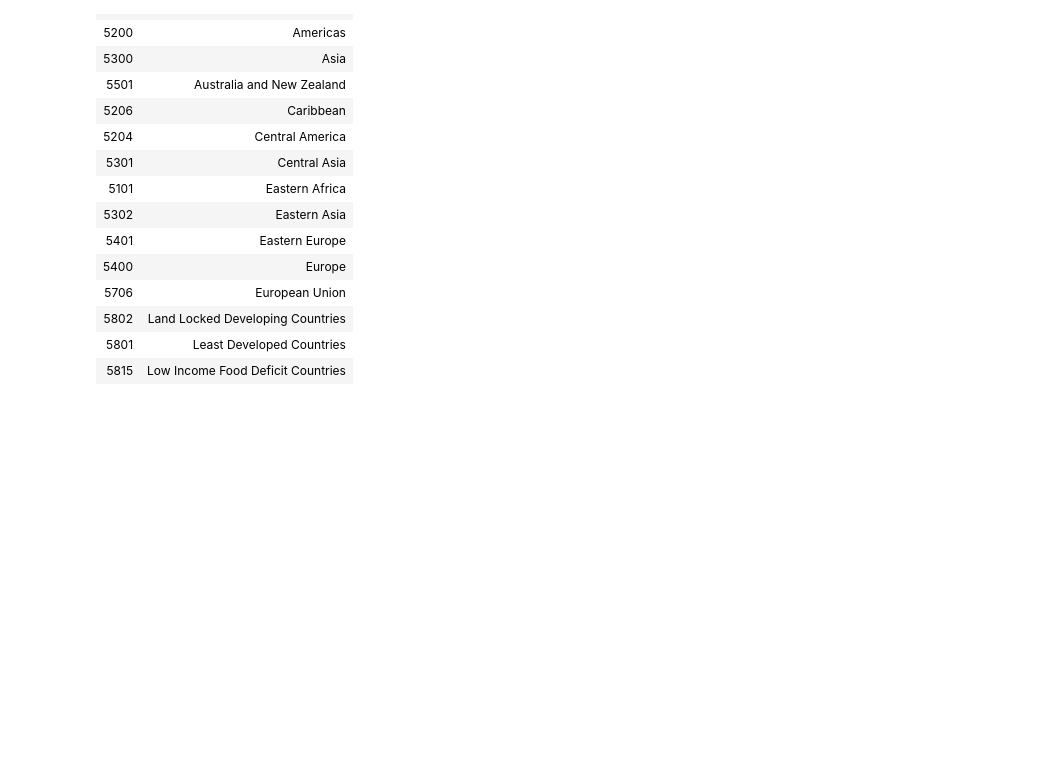
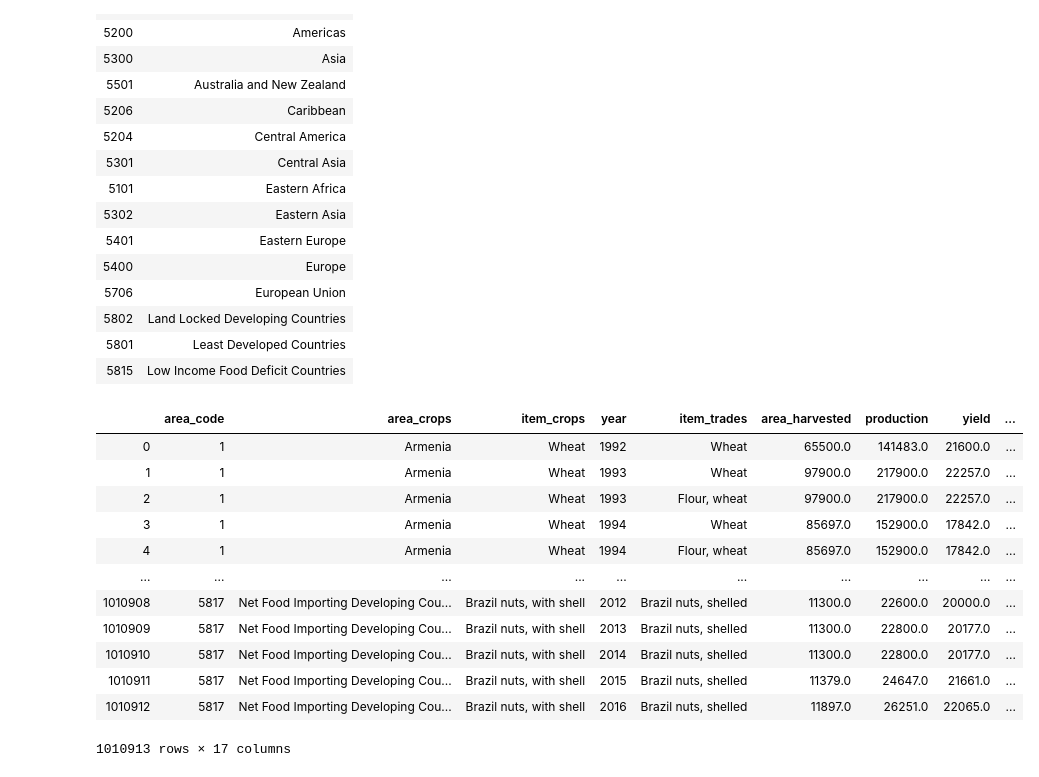
Before and after one commit to dsalathe/jurassic-spark, a Jupyter notebook: df_construction.ipynb, the cells around one changed output. Drawn from its saved outputs; the diff is of its cells as text; code cells hidden in the pictures; blank space fills up the shorter version.

```diff
--- a/df_construction.ipynb
+++ b/df_construction.ipynb
@@ -182,6 +182,22 @@ pd.DataFrame.from_dict(dicts_country,orient='index',columns=['regions']).head(15
 | 5802 | Land Locked Developing Countries |
 | 5801 | Least Developed Countries |
 | 5815 | Low Income Food Deficit Countries |
+# %%
+final_df
+# %% [output]
+|  | area_code | area_crops | item_crops | year | item_trades | area_harvested | production | yield | ... |
+| 0 | 1 | Armenia | Wheat | 1992 | Wheat | 65500.0 | 141483.0 | 21600.0 | ... |
+| 1 | 1 | Armenia | Wheat | 1993 | Wheat | 97900.0 | 217900.0 | 22257.0 | ... |
+| 2 | 1 | Armenia | Wheat | 1993 | Flour, wheat | 97900.0 | 217900.0 | 22257.0 | ... |
+| 3 | 1 | Armenia | Wheat | 1994 | Wheat | 85697.0 | 152900.0 | 17842.0 | ... |
+| 4 | 1 | Armenia | Wheat | 1994 | Flour, wheat | 85697.0 | 152900.0 | 17842.0 | ... |
+| ... | ... | ... | ... | ... | ... | ... | ... | ... | ... |
+| 1010908 | 5817 | Net Food Importing Developing Cou... | Brazil nuts, with shell | 2012 | Brazil nuts, shelled | 11300.0 | 22600.0 | 20000.0 | ... |
+| 1010909 | 5817 | Net Food Importing Developing Cou... | Brazil nuts, with shell | 2013 | Brazil nuts, shelled | 11300.0 | 22800.0 | 20177.0 | ... |
+| 1010910 | 5817 | Net Food Importing Developing Cou... | Brazil nuts, with shell | 2014 | Brazil nuts, shelled | 11300.0 | 22800.0 | 20177.0 | ... |
+| 1010911 | 5817 | Net Food Importing Developing Cou... | Brazil nuts, with shell | 2015 | Brazil nuts, shelled | 11379.0 | 24647.0 | 21661.0 | ... |
+| 1010912 | 5817 | Net Food Importing Developing Cou... | Brazil nuts, with shell | 2016 | Brazil nuts, shelled | 11897.0 | 26251.0 | 22065.0 | ... |
+1010913 rows × 17 columns
 # %%
 def badassfunction(df_import_export,group_country=None,country=None,group_crops=None,crops=None,year=None,by_crop=False,by_country=False):
     """
```
Also changed, not shown: parts of 2 cells of this notebook.
